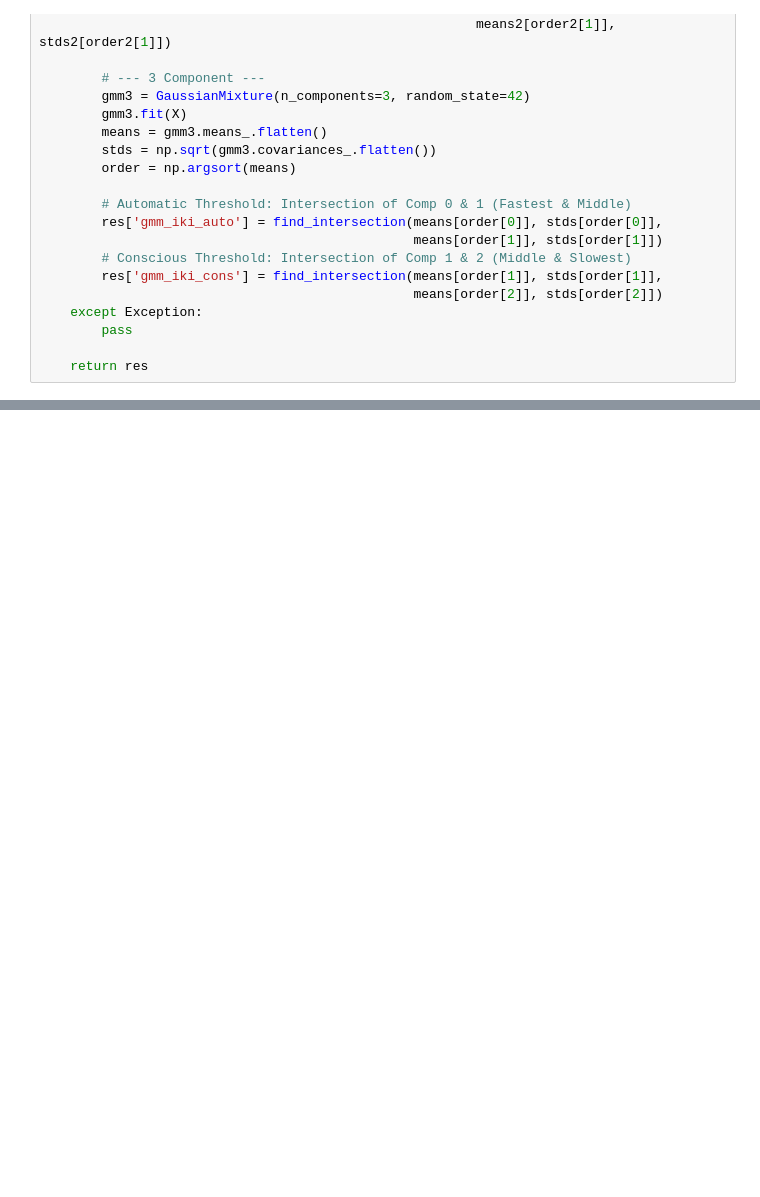
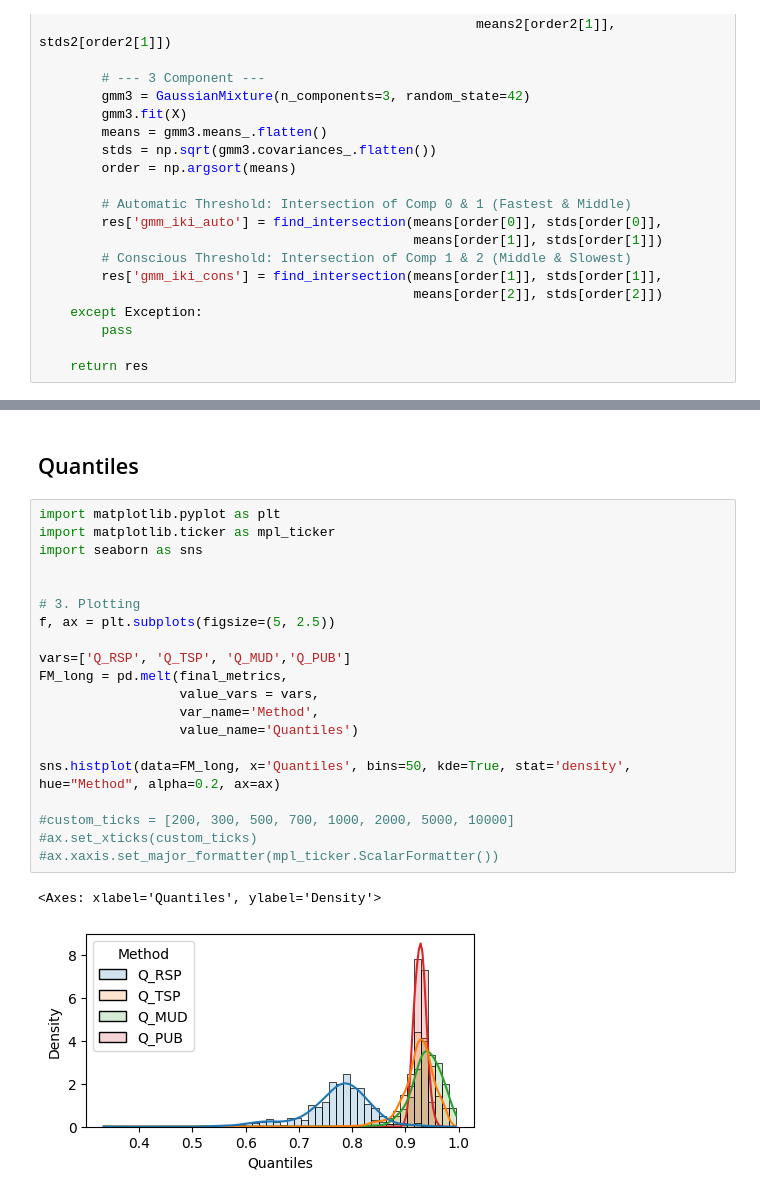
Before and after one commit to Critt-Kent/Key-Gaze-Correlation, a Jupyter notebook: IKI_Correlation_allmetrics.ipynb, the cells around one changed output, grey strips where cells are left out. Drawn from its saved outputs; the diff is of its cells as text; blank space fills up the shorter version.

```diff
--- a/IKI_Correlation_allmetrics.ipynb
+++ b/IKI_Correlation_allmetrics.ipynb
@@ -245,0 +392,25 @@ final_metrics[['LogPUB','LogKBI','GMM_Threshold_LogIKI','gmm_iki_cons','gmm_iki_
+# %% [markdown]
+## Quantiles
+# %%
+import matplotlib.pyplot as plt
+import matplotlib.ticker as mpl_ticker
+import seaborn as sns
+
+
+# 3. Plotting
+f, ax = plt.subplots(figsize=(5, 2.5))
+
+vars=['Q_RSP', 'Q_TSP', 'Q_MUD','Q_PUB']
+FM_long = pd.melt(final_metrics,
+                  value_vars = vars,
+                  var_name='Method',
+                  value_name='Quantiles')
+
+sns.histplot(data=FM_long, x='Quantiles', bins=50, kde=True, stat='density', hue="Method", alpha=0.2, ax=ax)
+
+#custom_ticks = [200, 300, 500, 700, 1000, 2000, 5000, 10000]
+#ax.set_xticks(custom_ticks)
+#ax.xaxis.set_major_formatter(mpl_ticker.ScalarFormatter())
+# %% [output]
+<Axes: xlabel='Quantiles', ylabel='Density'>
+[figure, added]
```
Also changed, not shown: parts of 12 cells of this notebook.
